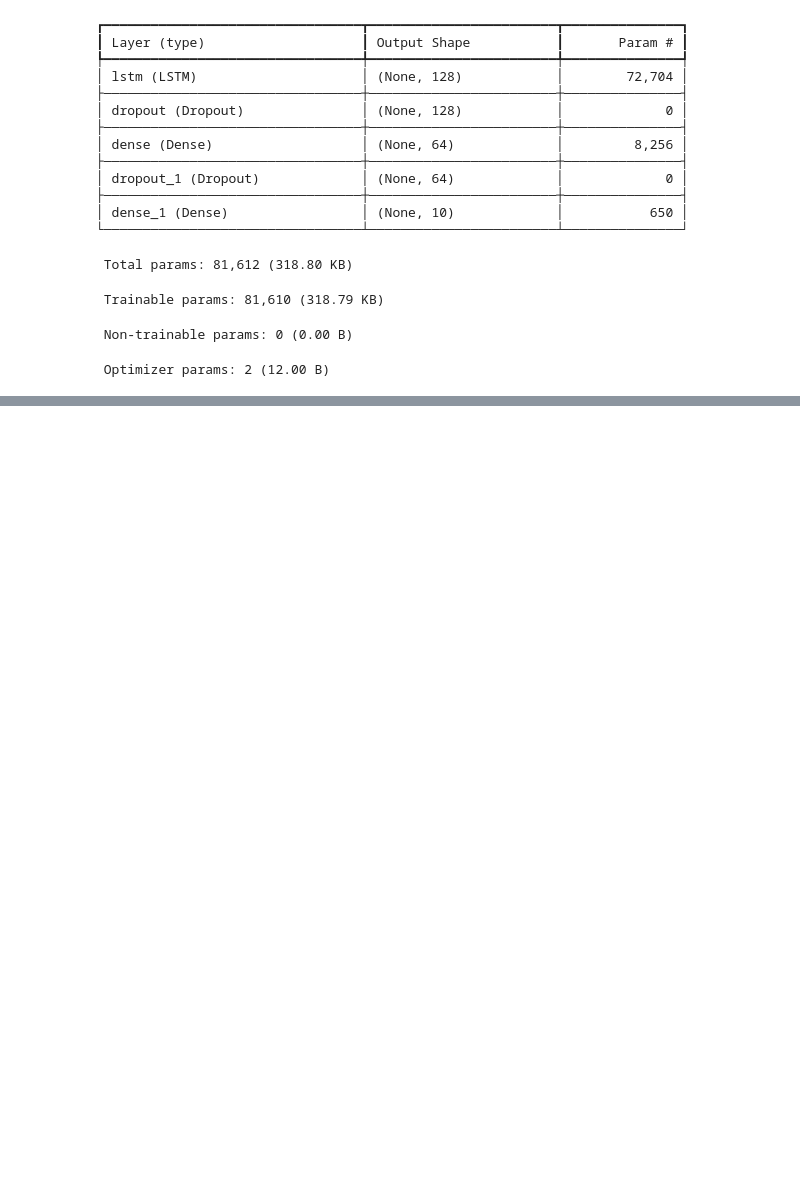
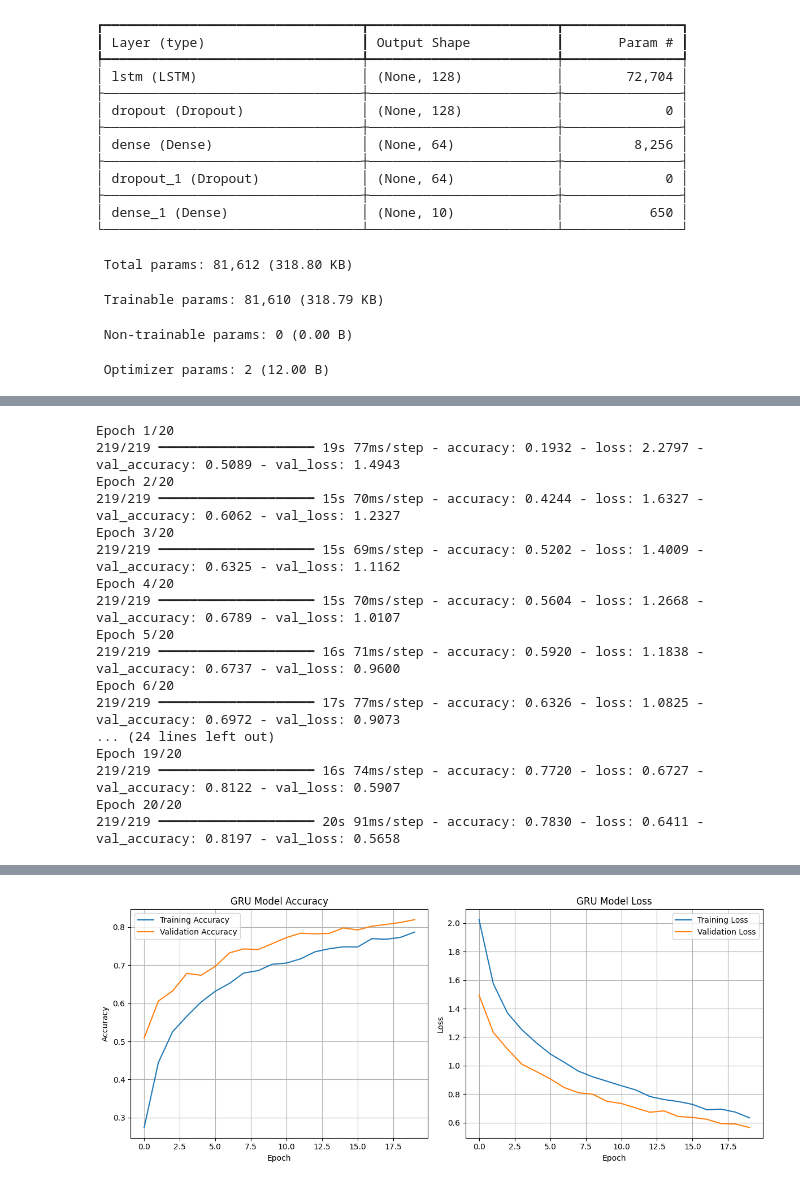
Before and after one commit to Rocky782/Environment, a Jupyter notebook: main.ipynb, the cells around one changed output, grey strips where cells are left out. Saved outputs shown, nothing was run; the diff lists cells and outputs as text; code cells hidden in the pictures; blank space fills up the shorter version.

```diff
--- a/main.ipynb
+++ b/main.ipynb
@@ -340,0 +426,64 @@ Model: "sequential"
+# %%
+import matplotlib.pyplot as plt
+from tensorflow.keras.models import Sequential
+from tensorflow.keras.layers import GRU, Dropout, Dense
+
+# Define and compile the GRU model
+model_gru = Sequential([
+    GRU(128, input_shape=(max_len, 13)),
+    Dropout(0.3),
+    Dense(64, activation='relu'),
+    Dropout(0.3),
+    Dense(10, activation='softmax')
+])
+model_gru.compile(loss='sparse_categorical_crossentropy', optimizer='adam', metrics=['accuracy'])
+
+# Train the model and store the history
+history = model_gru.fit(X_train, y_train, epochs=20, batch_size=32, validation_data=(X_test, y_test))
+
+# Save the trained model
+model_gru.save('gru20.h5')
+
+# Plot accuracy and loss
+plt.figure(figsize=(12, 5))
+
+# Plot training & validation accuracy
+plt.subplot(1, 2, 1)
+plt.plot(history.history['accuracy'], label='Training Accuracy')
+plt.plot(history.history['val_accuracy'], label='Validation Accuracy')
+plt.title('GRU Model Accuracy')
+plt.xlabel('Epoch')
+plt.ylabel('Accuracy')
+plt.legend()
+plt.grid(True)
+
+# Plot training & validation loss
+plt.subplot(1, 2, 2)
+plt.plot(history.history['loss'], label='Training Loss')
+plt.plot(history.history['val_loss'], label='Validation Loss')
+plt.title('GRU Model Loss')
+plt.xlabel('Epoch')
+plt.ylabel('Loss')
+plt.legend()
+plt.grid(True)
+
+plt.tight_layout()
+plt.savefig('gru20epoch.png')
+# %% [output]
+Epoch 1/20
+219/219 ━━━━━━━━━━━━━━━━━━━━ 19s 77ms/step - accuracy: 0.1932 - loss: 2.2797 - val_accuracy: 0.5089 - val_loss: 1.4943
+Epoch 2/20
+219/219 ━━━━━━━━━━━━━━━━━━━━ 15s 70ms/step - accuracy: 0.4244 - loss: 1.6327 - val_accuracy: 0.6062 - val_loss: 1.2327
+Epoch 3/20
+219/219 ━━━━━━━━━━━━━━━━━━━━ 15s 69ms/step - accuracy: 0.5202 - loss: 1.4009 - val_accuracy: 0.6325 - val_loss: 1.1162
+Epoch 4/20
+219/219 ━━━━━━━━━━━━━━━━━━━━ 15s 70ms/step - accuracy: 0.5604 - loss: 1.2668 - val_accuracy: 0.6789 - val_loss: 1.0107
+Epoch 5/20
+219/219 ━━━━━━━━━━━━━━━━━━━━ 16s 71ms/step - accuracy: 0.5920 - loss: 1.1838 - val_accuracy: 0.6737 - val_loss: 0.9600
+Epoch 6/20
+219/219 ━━━━━━━━━━━━━━━━━━━━ 17s 77ms/step - accuracy: 0.6326 - loss: 1.0825 - val_accuracy: 0.6972 - val_loss: 0.9073
+... (24 lines left out)
+Epoch 19/20
+219/219 ━━━━━━━━━━━━━━━━━━━━ 16s 74ms/step - accuracy: 0.7720 - loss: 0.6727 - val_accuracy: 0.8122 - val_loss: 0.5907
+Epoch 20/20
+219/219 ━━━━━━━━━━━━━━━━━━━━ 20s 91ms/step - accuracy: 0.7830 - loss: 0.6411 - val_accuracy: 0.8197 - val_loss: 0.5658
@@ -340,0 +491 @@ Model: "sequential"
+[figure, added]
```
Also changed, not shown: parts of 7 cells of this notebook, 20 other files.
